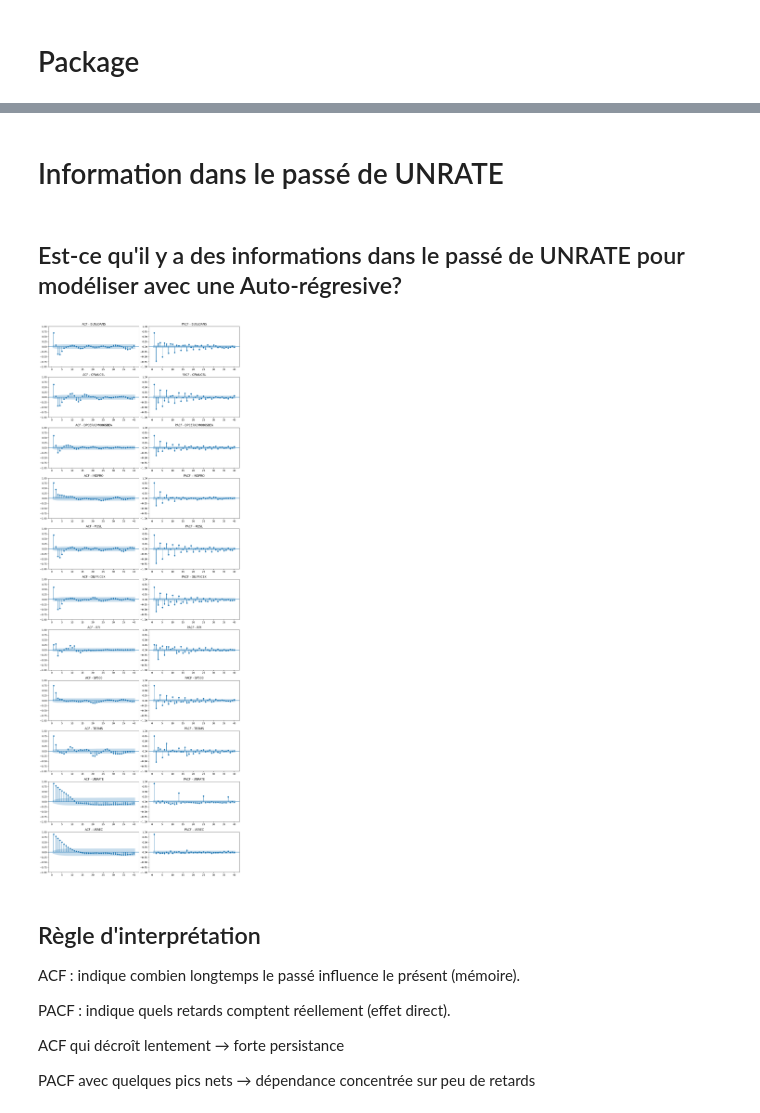
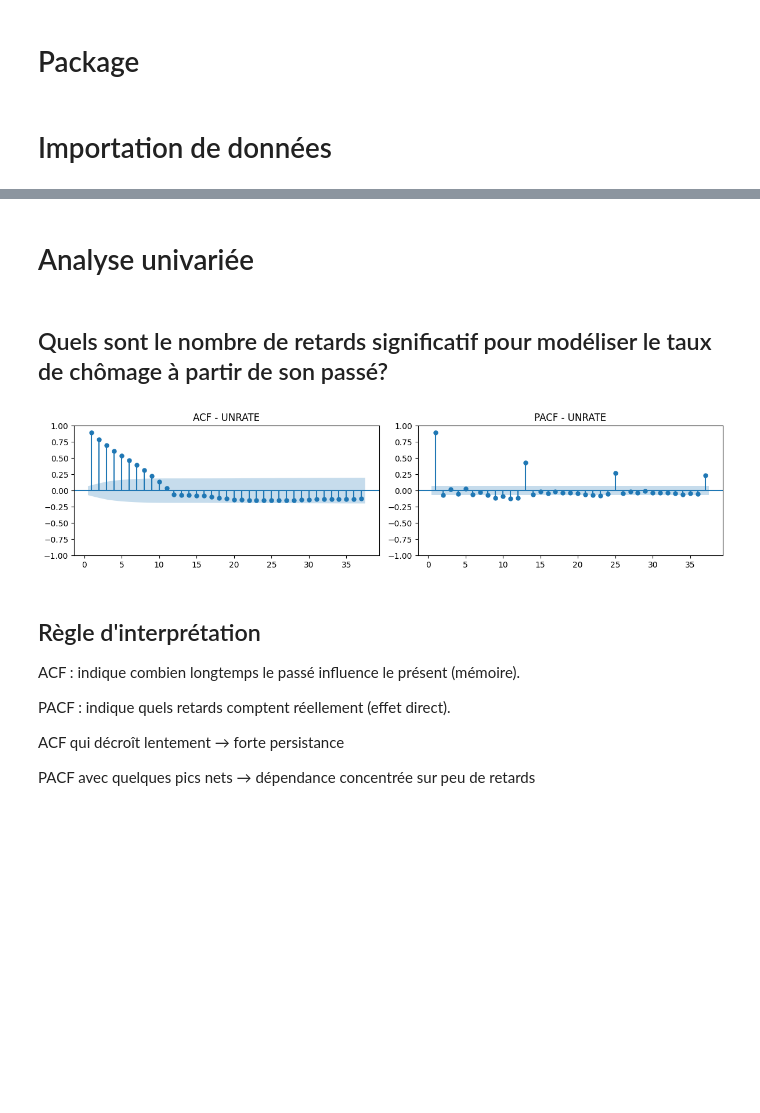
Before and after one commit to MitaDataAI/Explainable_AI_Forecast_and_explain_the_Unemployment_of_USA, a Jupyter notebook: 3_notebook/EDA/3_univariate_analysis.ipynb, the cells around one changed output, grey strips where cells are left out. Cells and saved outputs as stored; diff of their text form; code cells hidden in the pictures; blank space fills up the shorter version.

```diff
--- a/3_notebook/EDA/3_univariate_analysis.ipynb
+++ b/3_notebook/EDA/3_univariate_analysis.ipynb
@@ -6,12 +6,14 @@ import pandas as pd
 from feast import FeatureStore
 
 from eda_utils import plot_acf_pacf_stationary
+# %% [markdown]
+# Importation de données
 # %%
 # --------------------------------------------------
 # Init Feast
 # --------------------------------------------------
 REPO_PATH = (
-    Path.cwd().parent
+    Path.cwd().parent.parent
     / "2_data_processing"
     / "feature_store"
     / "feast_repo"
@@ -73,21 +75,13 @@ Using date as the event timestamp. To specify a column explicitly, please name i
 | 1960-04-01 00:00:00+00:00 | -0.009098 | 0.005090 | 0.033752 | -0.025916 | 0.000634 | 0.0 | 0.006489 | -0.040442 | -1.12 | ... |
 | 1960-05-01 00:00:00+00:00 | -0.000359 | 0.003383 | 0.009040 | -0.018119 | 0.003977 | 0.0 | 0.007747 | -0.010090 | -0.67 | ... |
 # %% [markdown]
-# Information dans le passé de UNRATE
+# Analyse univariée
 # %% [markdown]
-## Est-ce qu'il y a des informations dans le passé de UNRATE pour modéliser avec une Auto-régresive?
+## Quels sont le nombre de retards significatif pour modéliser le taux de chômage à partir de son passé?
 # %%
-# ----------------------------
-# ACF / PACF
-# ----------------------------
-plot_acf_pacf_stationary(
-    df,
-    lags=40,
-    min_n=30,
-    zero=False
-)
+plot_acf_pacf_stationary(df[["UNRATE"]], lags=37)
 # %% [output]
-[figure, old version]
+[figure, new version]
 # %% [markdown]
 ## Règle d'interprétation
 ACF : indique combien longtemps le passé influence le présent (mémoire).
```
Also changed, not shown: parts of 11 cells of this notebook, 7 other files.
